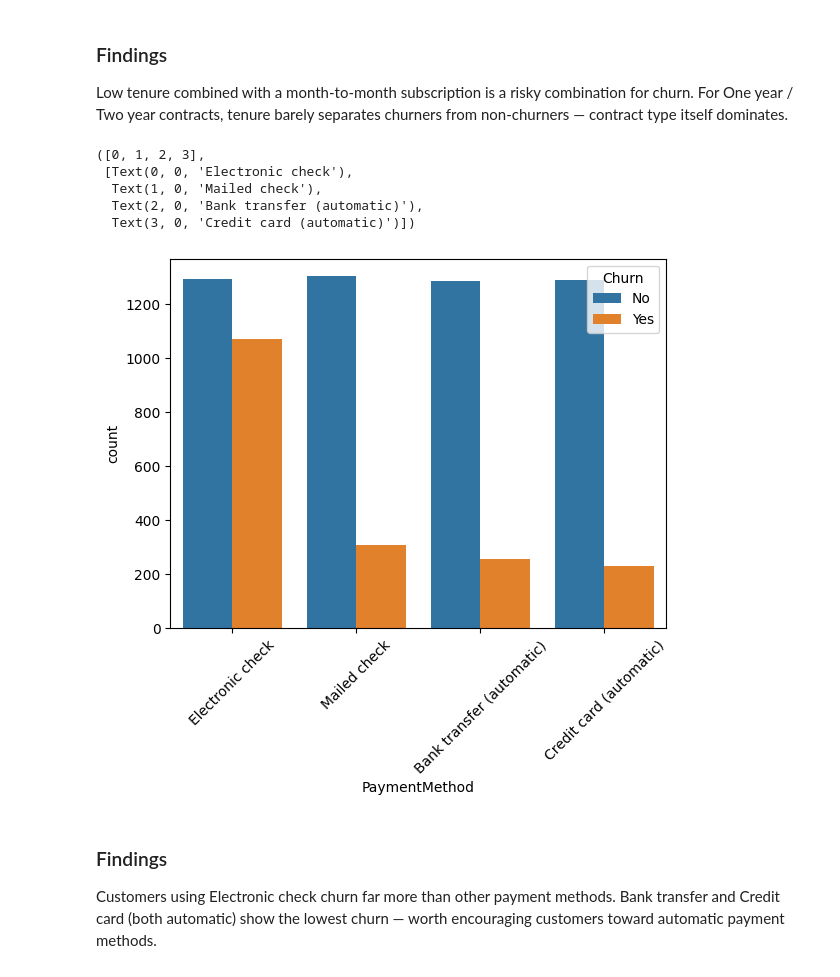
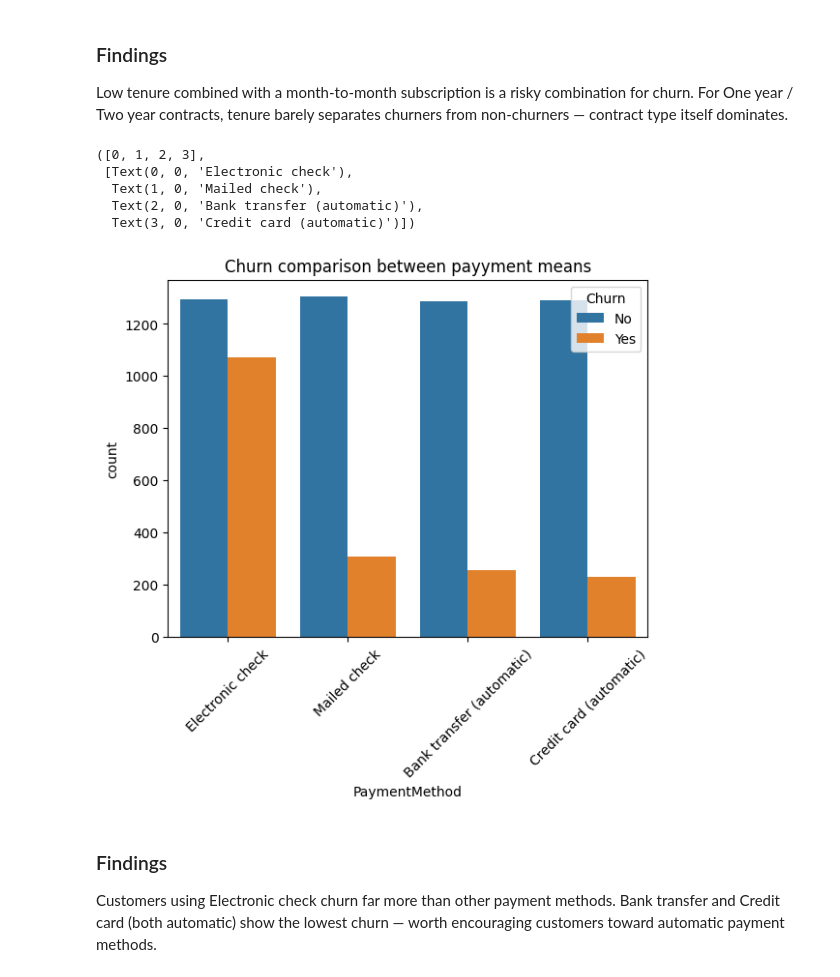
Before and after one commit to SonuSk584/Churn-prediction, a Jupyter notebook: churn_prediction_pipeline.ipynb, the cells around one changed output. Cells and saved outputs as stored; diff of their text form; code cells hidden in the pictures.

```diff
--- a/churn_prediction_pipeline.ipynb
+++ b/churn_prediction_pipeline.ipynb
@@ -246,14 +259,15 @@ plt.show()
 Low tenure combined with a month-to-month subscription is a risky combination for churn. For One year / Two year contracts, tenure barely separates churners from non-churners — contract type itself dominates.
 # %%
 sns.countplot(x='PaymentMethod', hue='Churn', data=df)
+plt.title("Churn comparison between payyment means")
 plt.xticks(rotation=45)
 # %% [output]
 ([0, 1, 2, 3],
  [Text(0, 0, 'Electronic check'),
   Text(1, 0, 'Mailed check'),
   Text(2, 0, 'Bank transfer (automatic)'),
   Text(3, 0, 'Credit card (automatic)')])
-[figure, old version]
+[figure, new version]
 # %% [markdown]
 ### Findings
 Customers using Electronic check churn far more than other payment methods. Bank transfer and Credit card (both automatic) show the lowest churn — worth encouraging customers toward automatic payment methods.
```
Also changed, not shown: parts of 41 cells of this notebook, 1 other file.
